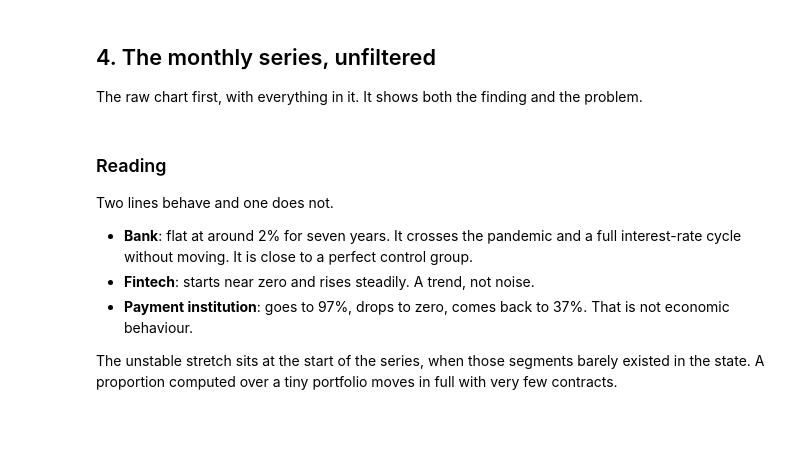
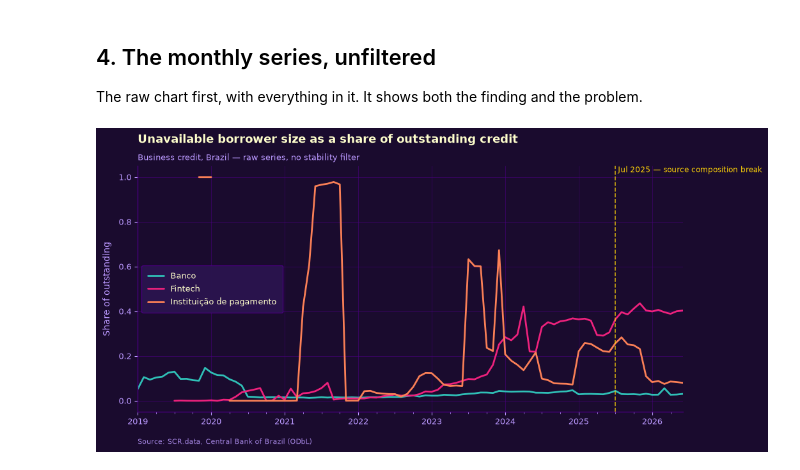
Before and after one commit to msitta/creditlens, a Jupyter notebook: notebooks/01_unavailable_size.ipynb, the cells around one changed output. Drawn from its saved outputs; the diff is of its cells as text; code cells hidden in the pictures; blank space fills up the shorter version.

```diff
--- a/notebooks/01_unavailable_size.ipynb
+++ b/notebooks/01_unavailable_size.ipynb
@@ -48,11 +90,10 @@ ModuleNotFoundError: No module named 'estilo'
 Before any analysis: is the period complete, and does the volume match what the
 ingestion routine reported?
 # %%
-# Only the columns the analysis uses: the nationwide extract is ~11.3M
+# Only the columns the analysis uses: the nationwide extract is ~10.3M
 # rows, and the full column set does not fit comfortably in memory.
 df = (pd.read_parquet(PARQUET, columns=list(COLUMNS))
-        .rename(columns=COLUMNS)
-        .assign(segment=lambda d: d['segment'].map(SEGMENTS).fillna(d['segment'])))
+        .rename(columns=COLUMNS))
 
 print(f'rows     : {len(df):,}')
 print(f'period   : {df["month"].min():%m-%Y} to {df["month"].max():%m-%Y}')
@@ -121,35 +346,25 @@ problem.
 # %%
 base = df[df['segment'].isin(STUDIED)]
 
 # Denominator: all active credit per month and segment.
 total = base.groupby(['month', 'segment'], observed=True)['outstanding'].sum()
 
 # Numerator: the slice with no reported borrower size.
 # reindex + fill_value=0 matters: a month with no such credit is a true zero,
 # not a gap. Without it the line breaks and reads as missing data.
 unavailable = (base[base['size_unavailable']]
                .groupby(['month', 'segment'], observed=True)['outstanding'].sum()
                .reindex(total.index, fill_value=0))
 
 series = (unavailable / total).unstack('segment')
 
 fig, ax = style.figure('Unavailable borrower size as a share of outstanding credit',
-                        'Share of outstanding',
-                        subtitle='Corporate credit, Paraná — raw series, no stability filter')
+                       'Share of outstanding',
+                       subtitle='Business credit, Brazil — raw series, no stability filter')
 series.plot(ax=ax, color=style.colors(series.columns))
+style.mark(ax, pd.Timestamp('2025-07-31'),
+           'Jul 2025 — source composition break')
 style.finalize(ax, 'Source: SCR.data, Central Bank of Brazil (ODbL)')
 plt.show()
+# %% [output]
+[figure, added]
-# %% [markdown]
-### Reading
-
-Two lines behave and one does not.
-
-- **Bank**: flat at around 2% for seven years. It crosses the pandemic and a full
-  interest-rate cycle without moving. It is close to a perfect control group.
-- **Fintech**: starts near zero and rises steadily. A trend, not noise.
-- **Payment institution**: goes to 97%, drops to zero, comes back to 37%. That is
-  not economic behaviour.
-
-The unstable stretch sits at the start of the series, when those segments barely
-existed in the state. A proportion computed over a tiny portfolio moves in full
-with very few contracts.
```
Also changed, not shown: parts of 38 cells of this notebook, 5 other files.
